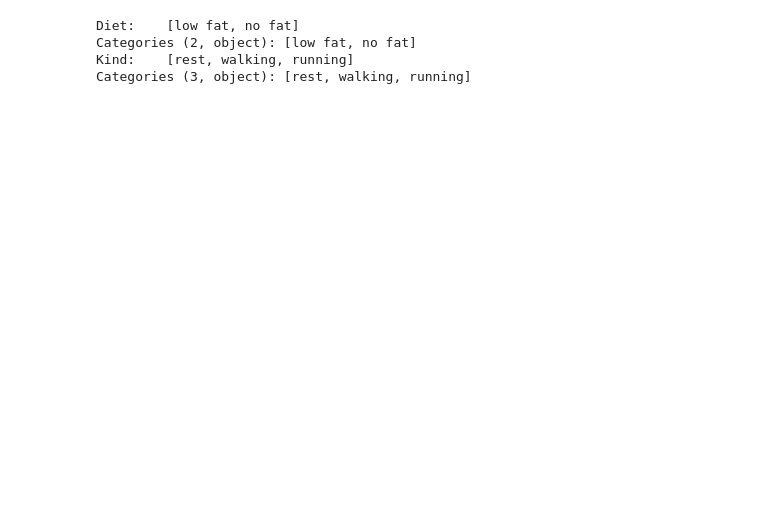
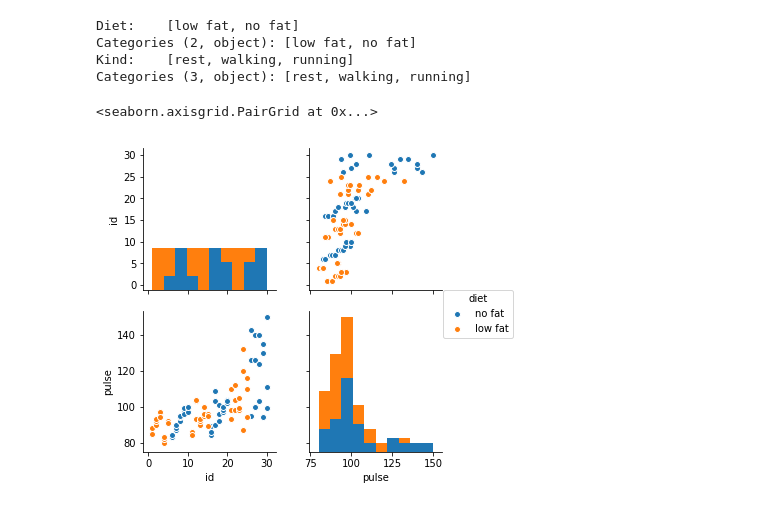
Before and after one commit to kkuhn472/PSYC-NEU-231, a Jupyter notebook: Tutorial_082_SeabornExercises.ipynb, the cells around one changed output. Cells and saved outputs as stored; diff of their text form; code cells hidden in the pictures; blank space fills up the shorter version.

```diff
--- a/Tutorial_082_SeabornExercises.ipynb
+++ b/Tutorial_082_SeabornExercises.ipynb
@@ -45,3 +46,8 @@ Diet:    [low fat, no fat]
 Categories (2, object): [low fat, no fat]
 Kind:    [rest, walking, running]
 Categories (3, object): [rest, walking, running]
+# %%
+sns.pairplot(data=exercise,hue='diet')
+# %% [output]
+<seaborn.axisgrid.PairGrid at 0x...>
+[figure, added]
```
Also changed, not shown: parts of 4 cells of this notebook.
